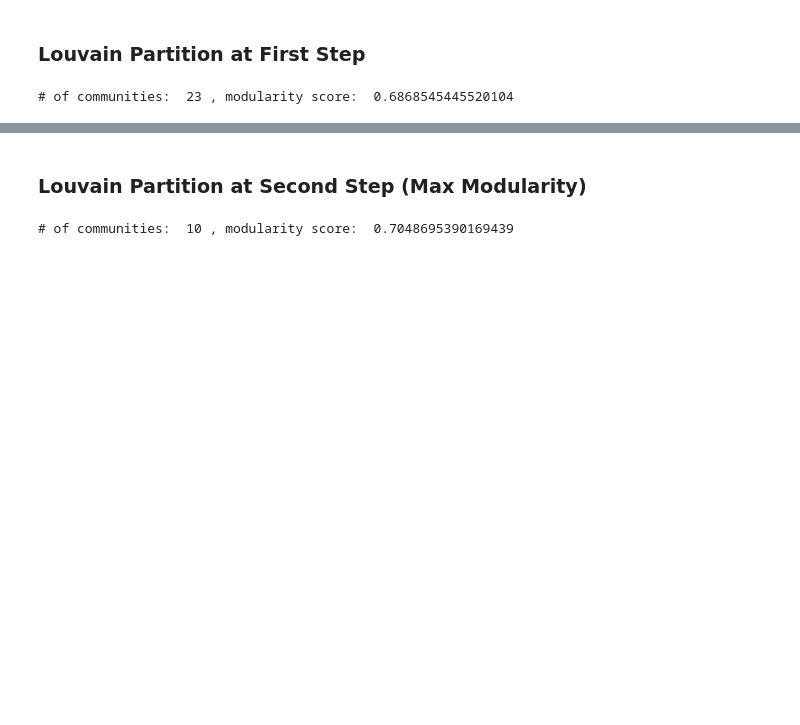
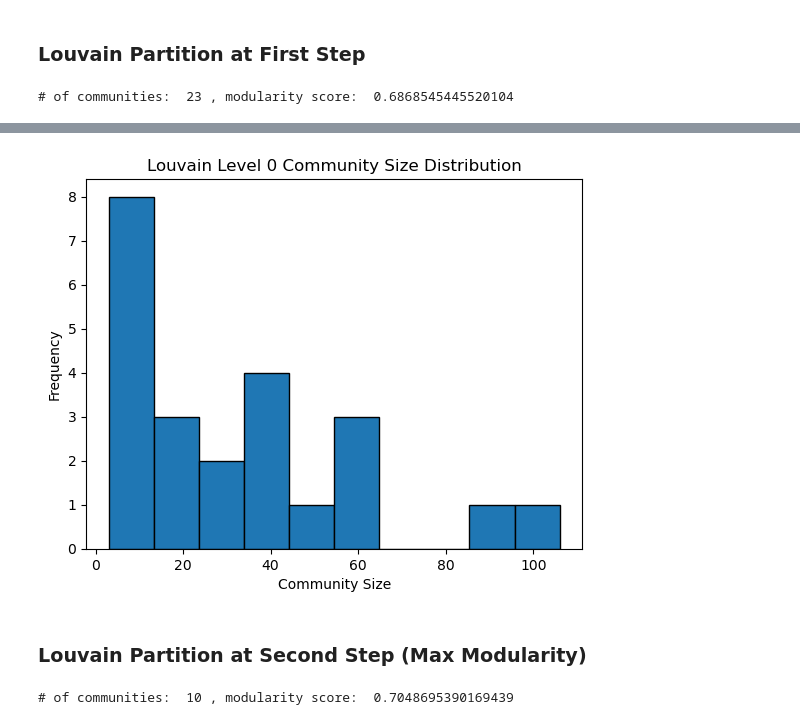
Before and after one commit to meteor123456/Spotify-Artist-Cooccurence, a Jupyter notebook: analysis.ipynb, the cells around one changed output, grey strips where cells are left out. Saved outputs shown, nothing was run; the diff lists cells and outputs as text; code cells hidden in the pictures; blank space fills up the shorter version.

Commit message:
added Louvin partition community size distribution

```diff
--- a/analysis.ipynb
+++ b/analysis.ipynb
@@ -443,3 +443,17 @@ plt.show()
+# %%
+from collections import Counter
+community_sizes = [len(community) for community in parts[0]]
+
+size_counts = Counter(community_sizes)
+
+# Plot the histogram
+plt.hist(community_sizes, bins=10, edgecolor='black')
+plt.xlabel('Community Size')
+plt.ylabel('Frequency')
+plt.title('Louvain Level 0 Community Size Distribution')
+plt.show()
+# %% [output]
+[figure, added]
 # %% [markdown]
 ### Louvain Partition at Second Step (Max Modularity)
 # %%
```
Also changed, not shown: parts of 4 cells of this notebook.
